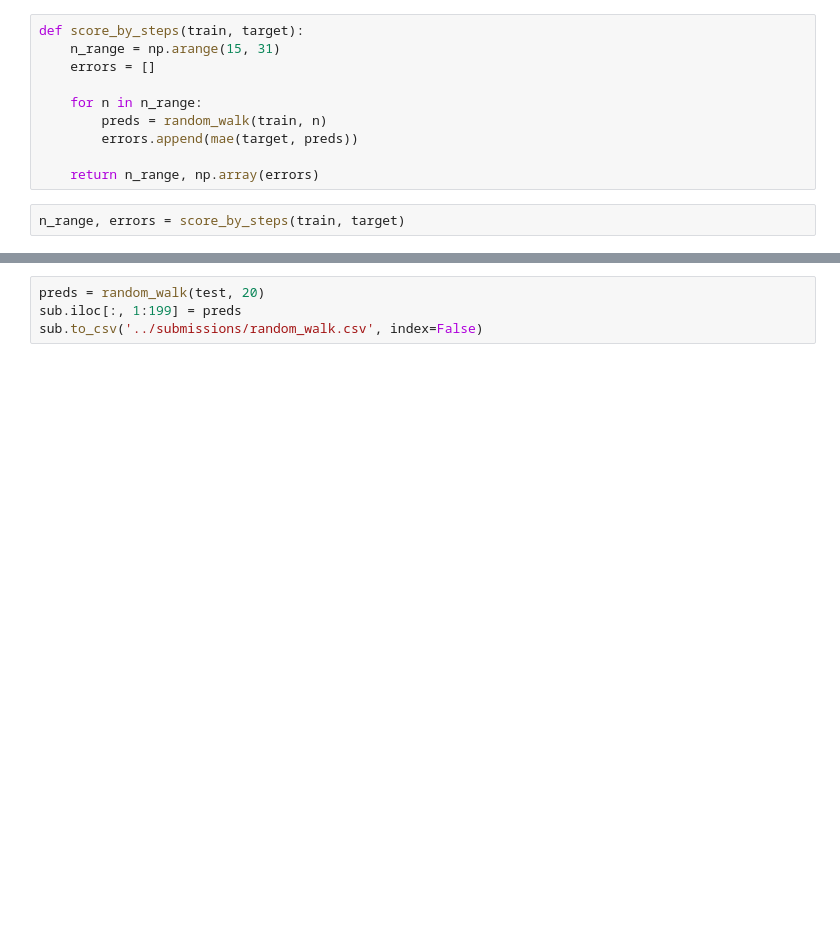
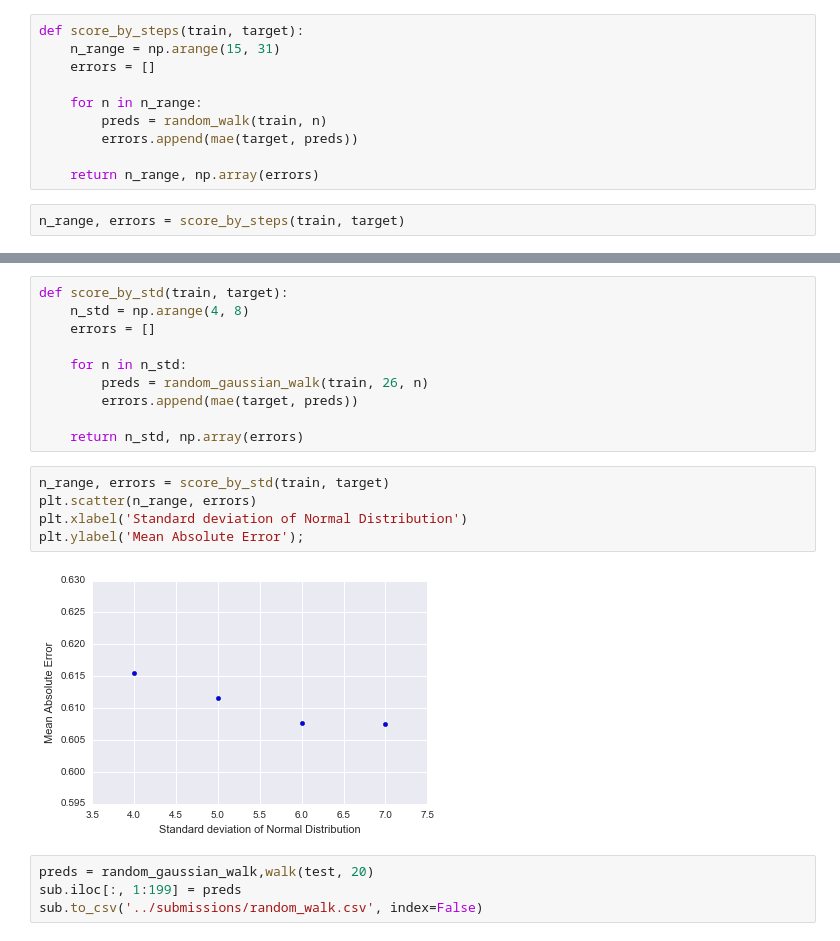
Before and after one commit to numb3r33/Applied-Data-Analysis, a Jupyter notebook: Predict-Stock-Prices/notebooks/Big_Data_Combine_Exploratory_Data_Analysis.ipynb, the cells around one changed output, grey strips where cells are left out. Saved outputs shown, nothing was run; the diff lists cells and outputs as text; blank space fills up the shorter version.

```diff
--- a/Predict-Stock-Prices/notebooks/Big_Data_Combine_Exploratory_Data_Analysis.ipynb
+++ b/Predict-Stock-Prices/notebooks/Big_Data_Combine_Exploratory_Data_Analysis.ipynb
@@ -195,4 +247,21 @@ plt.ylabel('Mean Absolute Error');
+# %%
+def score_by_std(train, target):
+    n_std = np.arange(4, 8)
+    errors = []
+
+    for n in n_std:
+        preds = random_gaussian_walk(train, 26, n)
+        errors.append(mae(target, preds))
+
+    return n_std, np.array(errors)
+# %%
+n_range, errors = score_by_std(train, target)
+plt.scatter(n_range, errors)
+plt.xlabel('Standard deviation of Normal Distribution')
+plt.ylabel('Mean Absolute Error');
+# %% [output]
+[figure, added]
 # %%
-preds = random_walk(test, 20)
+preds = random_gaussian_walk,walk(test, 20)
 sub.iloc[:, 1:199] = preds
 sub.to_csv('../submissions/random_walk.csv', index=False)
```
Also changed, not shown: parts of 9 cells of this notebook.
